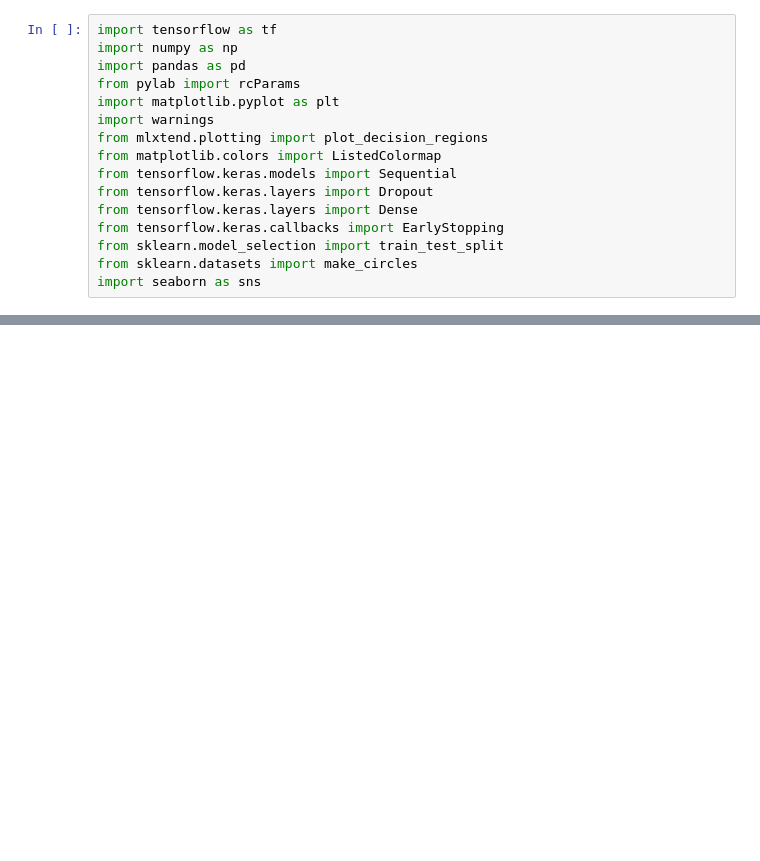
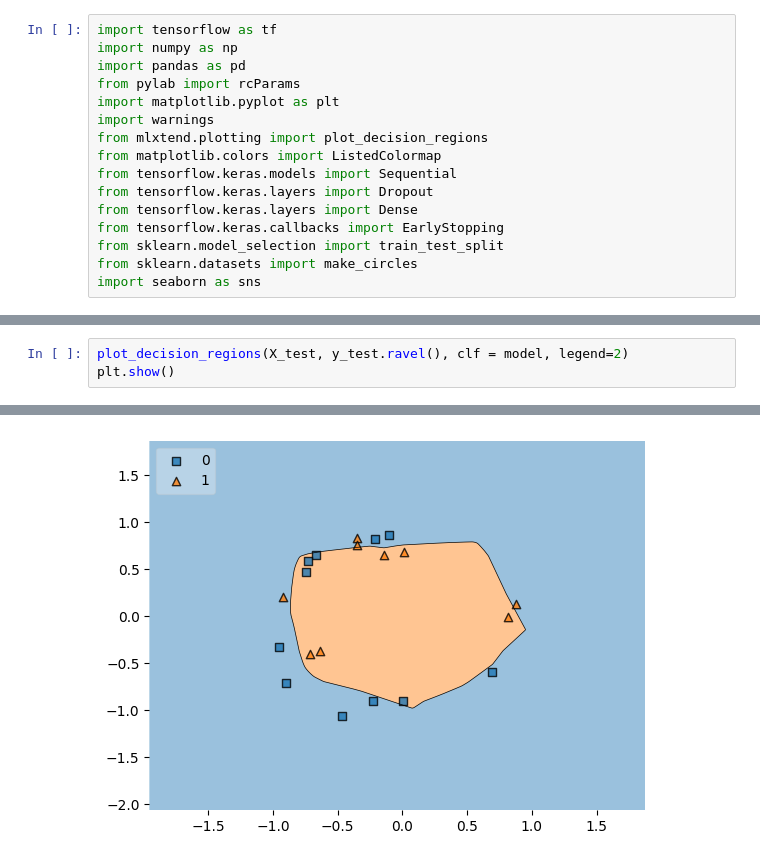
Before and after one commit to ritigit7/Python, a Jupyter notebook: Include/jupyter_files/Deep-Learning/Early-stopping.ipynb, the cells around one changed output, grey strips where cells are left out. Drawn from its saved outputs; the diff is of its cells as text; blank space fills up the shorter version.

```diff
--- a/Include/jupyter_files/Deep-Learning/Early-stopping.ipynb
+++ b/Include/jupyter_files/Deep-Learning/Early-stopping.ipynb
@@ -21,0 +45,4 @@ TypeError: scatterplot() takes from 0 to 1 positional arguments but 2 positional
+# %%
+plot_decision_regions(X_test, y_test.ravel(), clf = model, legend=2)
+plt.show()
+# %% [output]
@@ -21,0 +50 @@ TypeError: scatterplot() takes from 0 to 1 positional arguments but 2 positional
+[figure, added]
```
Also changed, not shown: parts of 11 cells of this notebook, 5 other files.
